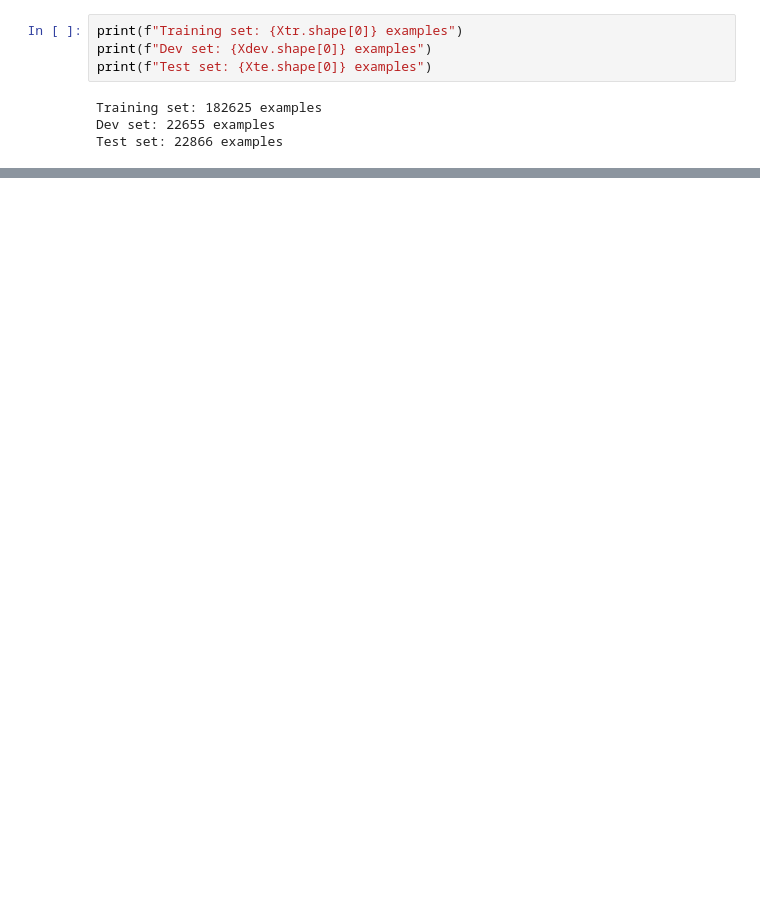
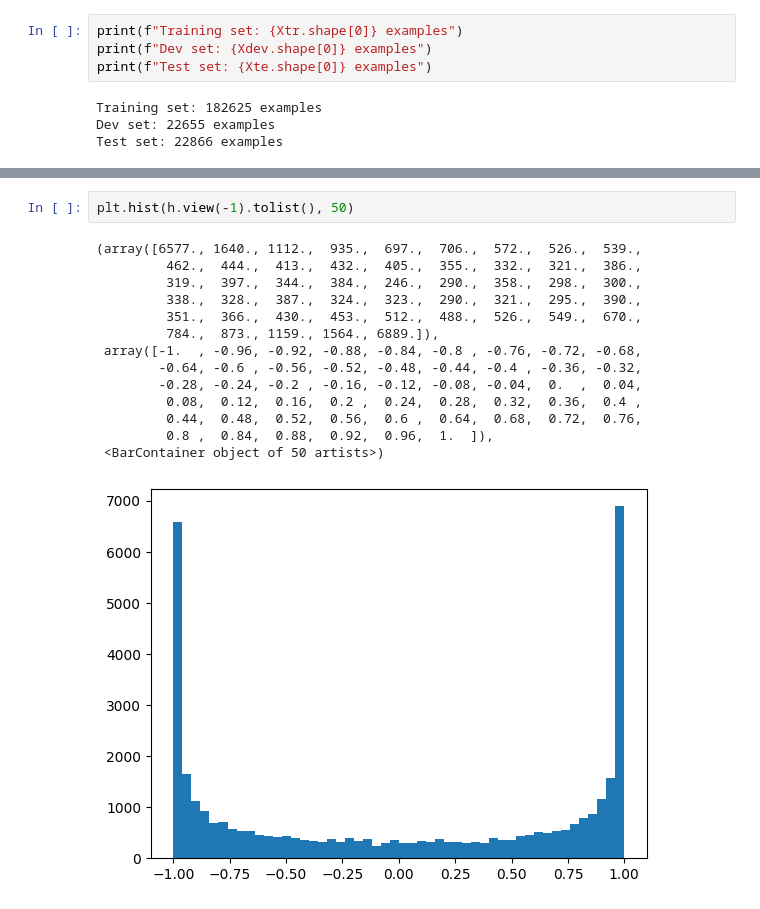
Before and after one commit to EduardKakosyan/makemore, a Jupyter notebook: Claude's Optimization of MLP.ipynb, the cells around one changed output, grey strips where cells are left out. Cells and saved outputs as stored; diff of their text form; blank space fills up the shorter version.

```diff
--- a/Claude's Optimization of MLP.ipynb
+++ b/Claude's Optimization of MLP.ipynb
@@ -163,0 +147,17 @@ Step 190000: loss = 1.8065, lr = 0.010560
+# %%
+plt.hist(h.view(-1).tolist(), 50)
+# %% [output]
+(array([6577., 1640., 1112.,  935.,  697.,  706.,  572.,  526.,  539.,
+         462.,  444.,  413.,  432.,  405.,  355.,  332.,  321.,  386.,
+         319.,  397.,  344.,  384.,  246.,  290.,  358.,  298.,  300.,
+         338.,  328.,  387.,  324.,  323.,  290.,  321.,  295.,  390.,
+         351.,  366.,  430.,  453.,  512.,  488.,  526.,  549.,  670.,
+         784.,  873., 1159., 1564., 6889.]),
+ array([-1.  , -0.96, -0.92, -0.88, -0.84, -0.8 , -0.76, -0.72, -0.68,
+        -0.64, -0.6 , -0.56, -0.52, -0.48, -0.44, -0.4 , -0.36, -0.32,
+        -0.28, -0.24, -0.2 , -0.16, -0.12, -0.08, -0.04,  0.  ,  0.04,
+         0.08,  0.12,  0.16,  0.2 ,  0.24,  0.28,  0.32,  0.36,  0.4 ,
+         0.44,  0.48,  0.52,  0.56,  0.6 ,  0.64,  0.68,  0.72,  0.76,
+         0.8 ,  0.84,  0.88,  0.92,  0.96,  1.  ]),
+ <BarContainer object of 50 artists>)
+[figure, added]
```
Also changed, not shown: parts of 7 cells of this notebook, 1 other file.
